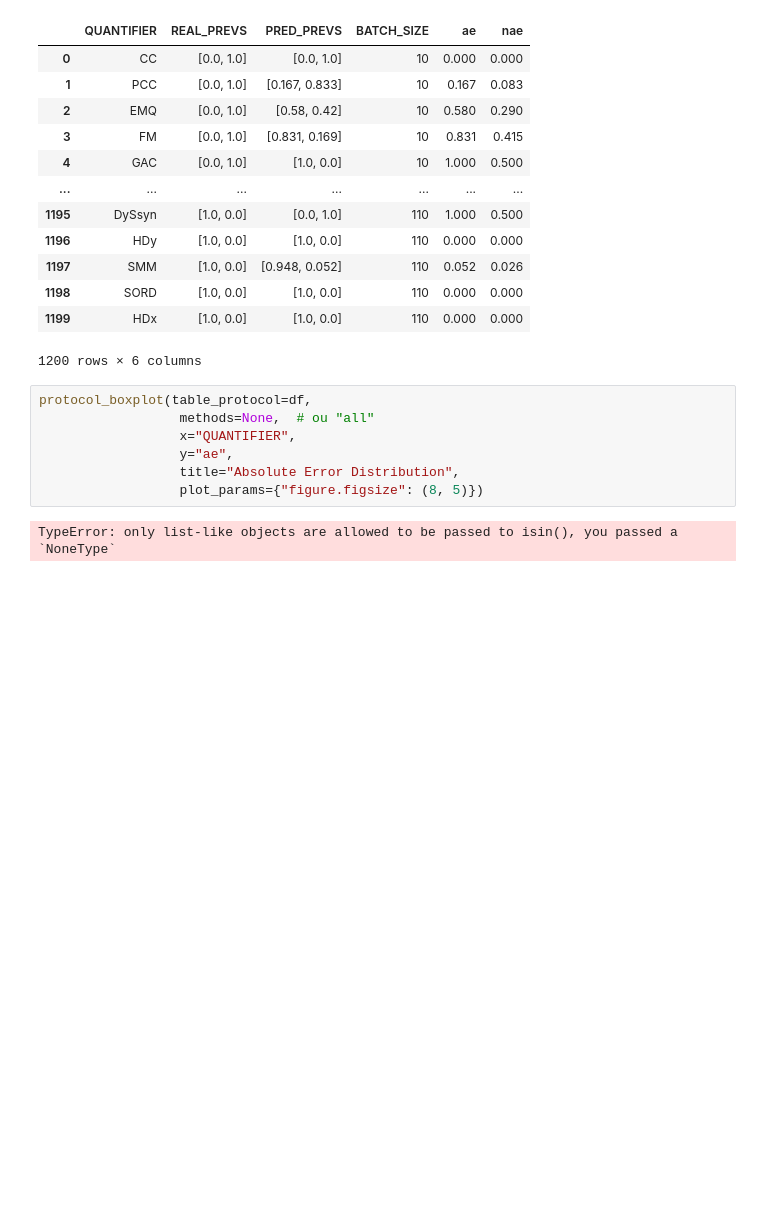
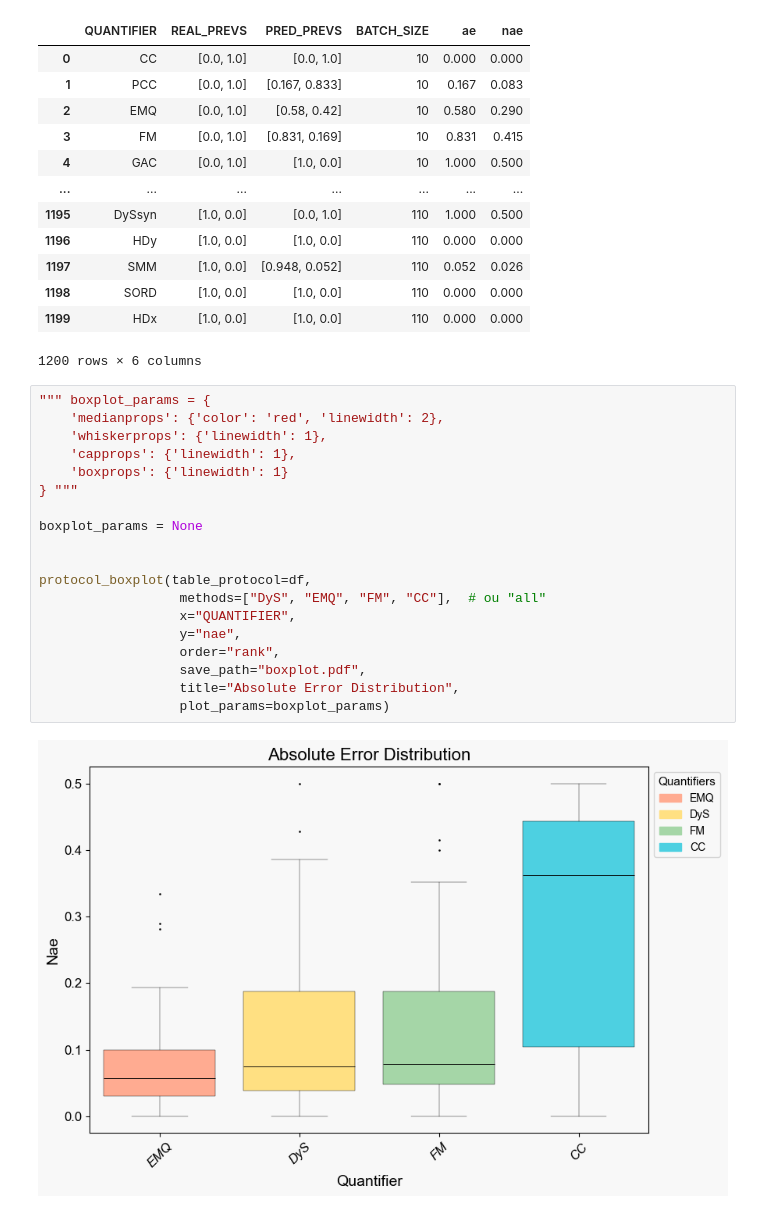
Before and after one commit to luizfernandolj/mlquantify, a Jupyter notebook: test_plots.ipynb, the cells around one changed output. Cells and saved outputs as stored; diff of their text form; blank space fills up the shorter version.

Commit message:
All basic plots implemented

```diff
--- a/test_plots.ipynb
+++ b/test_plots.ipynb
@@ -24,12 +37,24 @@ df
 | 1198 | SORD | [1.0, 0.0] | [1.0, 0.0] | 110 | 0.000 | 0.000 |
 | 1199 | HDx | [1.0, 0.0] | [1.0, 0.0] | 110 | 0.000 | 0.000 |
 1200 rows × 6 columns
-# %%
-protocol_boxplot(table_protocol=df,
-                  methods=None,  # ou "all"
-                  x="QUANTIFIER",
-                  y="ae",
-                  title="Absolute Error Distribution",
-                  plot_params={"figure.figsize": (8, 5)})
-# %% [output]
-TypeError: only list-like objects are allowed to be passed to isin(), you passed a `NoneType`
+# %%
+""" boxplot_params = {
+    'medianprops': {'color': 'red', 'linewidth': 2},
+    'whiskerprops': {'linewidth': 1},
+    'capprops': {'linewidth': 1},
+    'boxprops': {'linewidth': 1}
+} """
+
+boxplot_params = None
+
+
+protocol_boxplot(table_protocol=df,
+                  methods=["DyS", "EMQ", "FM", "CC"],  # ou "all"
+                  x="QUANTIFIER",
+                  y="nae",
+                  order="rank",
+                  save_path="boxplot.pdf",
+                  title="Absolute Error Distribution",
+                  plot_params=boxplot_params)
+# %% [output]
+[figure, added]
```
Also changed, not shown: parts of 3 cells of this notebook, 11 other files.
